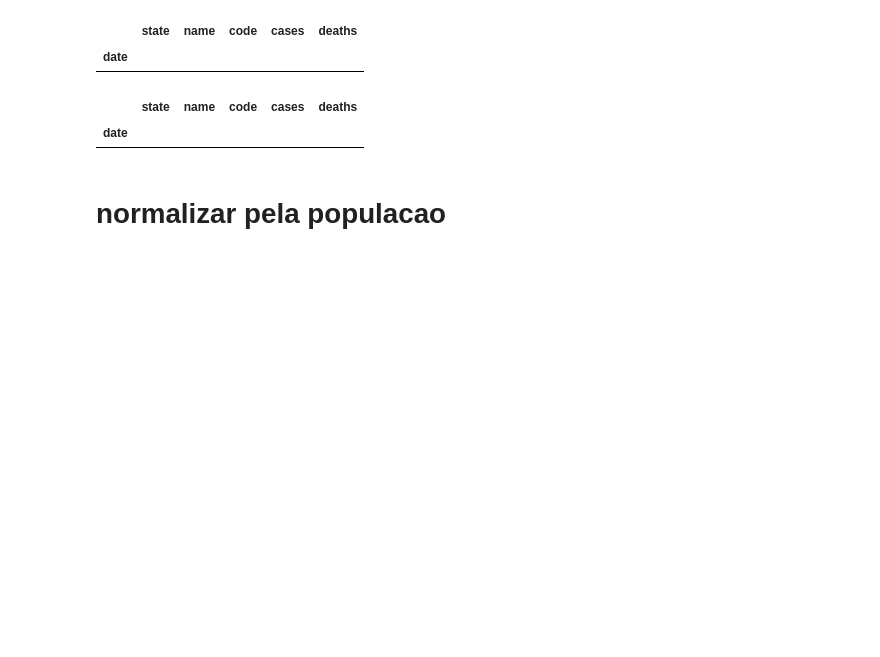
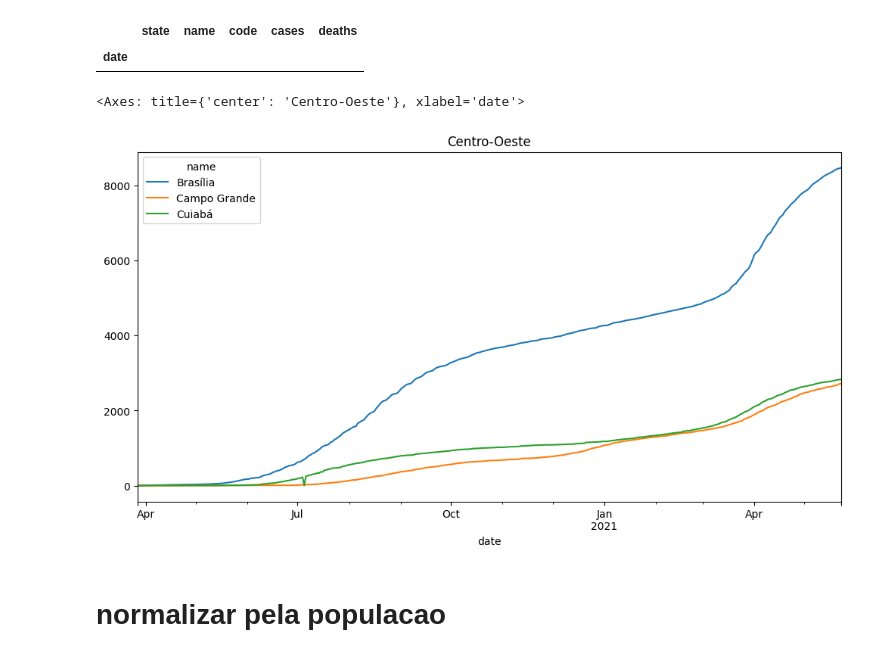
Before and after one commit to levyvix/kaggle_extract, a Jupyter notebook: explore.ipynb, the cells around one changed output. Cells and saved outputs as stored; diff of their text form; code cells hidden in the pictures; blank space fills up the shorter version.

Commit message:
centro oeste

```diff
--- a/explore.ipynb
+++ b/explore.ipynb
@@ -137,15 +144,19 @@ cidades.groupby("name").agg({"deaths": "max"}).sort_values("deaths", ascending=F
 # %%
 # centro-oeste
 # → Região Centro-Oeste: Brasília (Capital do País e sede do governo do Distrito Federal),
 # Campo Grande (Mato Grosso do Sul), Cuiabá (Mato Grosso
 
 (
     cidades
-    .loc[lambda df: (df['name'] == '')]
+    .loc[lambda df: (df['name'] == 'Brasília') & (df['state'] == 'DF') |
+         (df['name'] == 'Campo Grande') & (df['state'] == 'MS') |
+            (df['name'] == 'Cuiabá') & (df['state'] == 'MT')]
+    .pivot(columns="name", values="deaths")
+    .plot(figsize=(12,6), title='Centro-Oeste')
 )
 # %% [output]
-|  | state | name | code | cases | deaths |
-| date |  |  |  |  |  |
+<Axes: title={'center': 'Centro-Oeste'}, xlabel='date'>
+[figure, added]
 # %% [markdown]
 # normalizar pela populacao
 # %%
```
Also changed, not shown: parts of 4 cells of this notebook, 1 other file.
